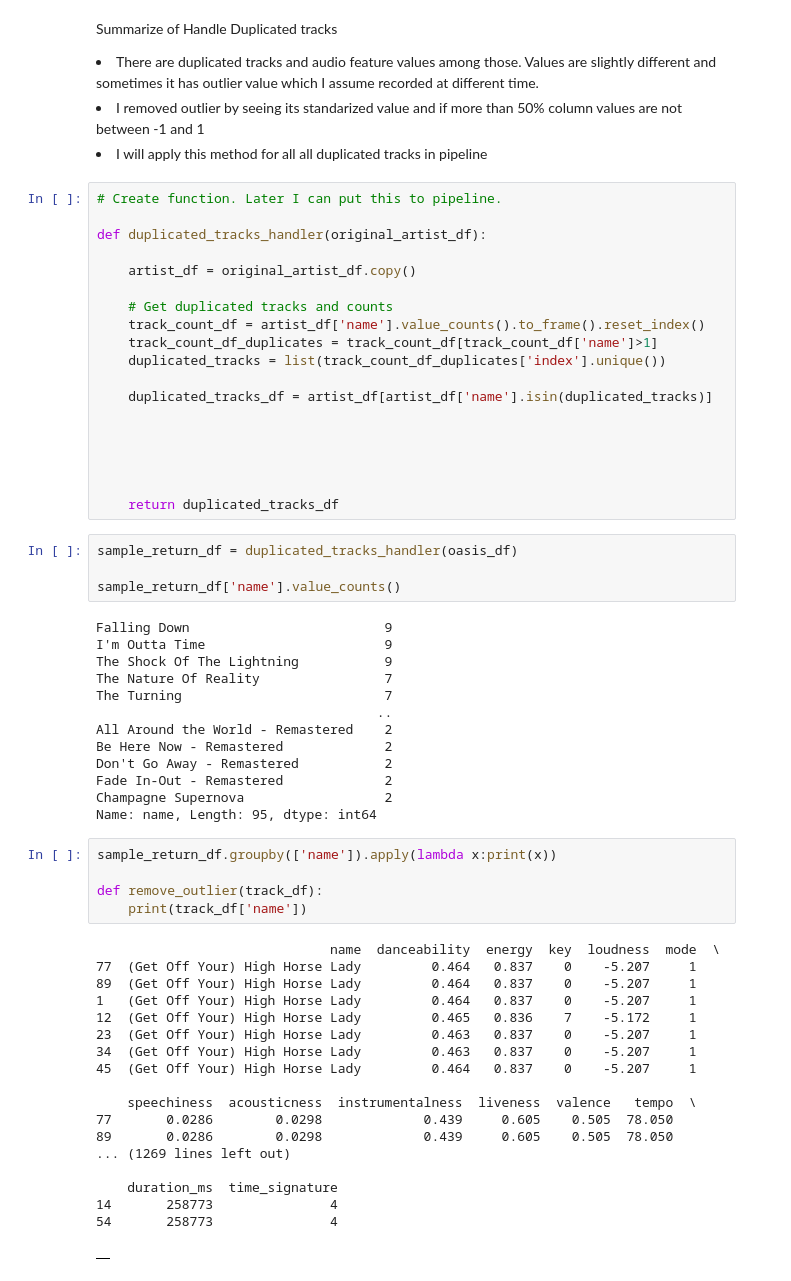
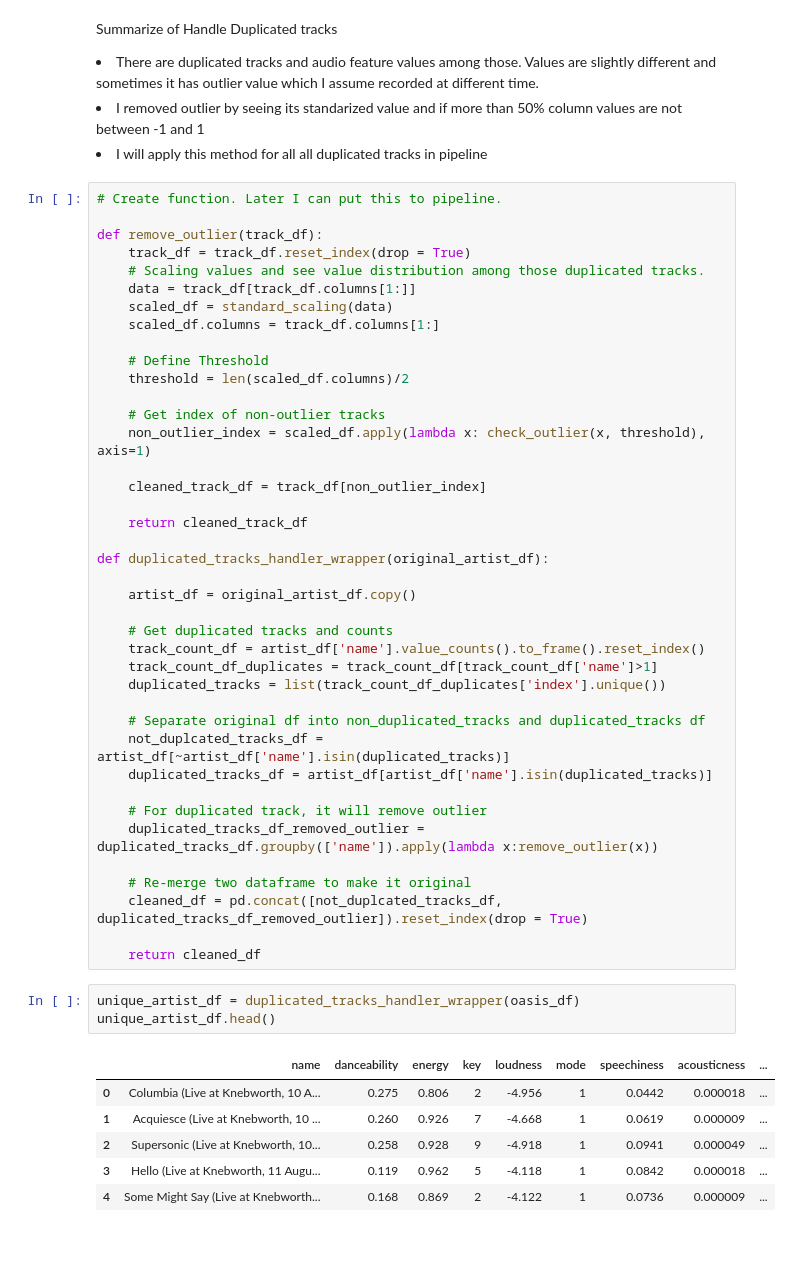
Before and after one commit to ShunOyama/Spotify_API, a Jupyter notebook: src/notebook/spotify_Oasis_EDA.ipynb, the cells around one changed output. Cells and saved outputs as stored; diff of their text form; blank space fills up the shorter version.

Commit message:
create temp function to remove duplicated tracks

```diff
--- a/src/notebook/spotify_Oasis_EDA.ipynb
+++ b/src/notebook/spotify_Oasis_EDA.ipynb
@@ -240,7 +239,24 @@ Summarize of Handle Duplicated tracks<br>
 # %%
 # Create function. Later I can put this to pipeline.
 
-def duplicated_tracks_handler(original_artist_df):
+def remove_outlier(track_df):
+    track_df = track_df.reset_index(drop = True)
+    # Scaling values and see value distribution among those duplicated tracks.
+    data = track_df[track_df.columns[1:]]
+    scaled_df = standard_scaling(data)
+    scaled_df.columns = track_df.columns[1:]
+
+    # Define Threshold
+    threshold = len(scaled_df.columns)/2
+
+    # Get index of non-outlier tracks
+    non_outlier_index = scaled_df.apply(lambda x: check_outlier(x, threshold), axis=1)
+
+    cleaned_track_df = track_df[non_outlier_index]
+
+    return cleaned_track_df
+
+def duplicated_tracks_handler_wrapper(original_artist_df):
 
     artist_df = original_artist_df.copy()
 
@@ -249,51 +265,24 @@ def duplicated_tracks_handler(original_artist_df):
     track_count_df_duplicates = track_count_df[track_count_df['name']>1]
     duplicated_tracks = list(track_count_df_duplicates['index'].unique())
 
+    # Separate original df into non_duplicated_tracks and duplicated_tracks df
+    not_duplcated_tracks_df = artist_df[~artist_df['name'].isin(duplicated_tracks)]
     duplicated_tracks_df = artist_df[artist_df['name'].isin(duplicated_tracks)]
 
+    # For duplicated track, it will remove outlier
+    duplicated_tracks_df_removed_outlier = duplicated_tracks_df.groupby(['name']).apply(lambda x:remove_outlier(x))
 
+    # Re-merge two dataframe to make it original
+    cleaned_df = pd.concat([not_duplcated_tracks_df, duplicated_tracks_df_removed_outlier]).reset_index(drop = True)
 
-
-
-    return duplicated_tracks_df
+    return cleaned_df
-# %%
-sample_return_df = duplicated_tracks_handler(oasis_df)
-
-sample_return_df['name'].value_counts()
-# %% [output]
-Falling Down                         9
-I'm Outta Time                       9
-The Shock Of The Lightning           9
-The Nature Of Reality                7
-The Turning                          7
-                                    ..
-All Around the World - Remastered    2
-Be Here Now - Remastered             2
-Don't Go Away - Remastered           2
-Fade In-Out - Remastered             2
-Champagne Supernova                  2
-Name: name, Length: 95, dtype: int64
 # %%
-sample_return_df.groupby(['name']).apply(lambda x:print(x))
-
-def remove_outlier(track_df):
-    print(track_df['name'])
+unique_artist_df = duplicated_tracks_handler_wrapper(oasis_df)
+unique_artist_df.head()
 # %% [output]
-                              name  danceability  energy  key  loudness  mode  \
-77  (Get Off Your) High Horse Lady         0.464   0.837    0    -5.207     1
-89  (Get Off Your) High Horse Lady         0.464   0.837    0    -5.207     1
-1   (Get Off Your) High Horse Lady         0.464   0.837    0    -5.207     1
-12  (Get Off Your) High Horse Lady         0.465   0.836    7    -5.172     1
-23  (Get Off Your) High Horse Lady         0.463   0.837    0    -5.207     1
-34  (Get Off Your) High Horse Lady         0.463   0.837    0    -5.207     1
-45  (Get Off Your) High Horse Lady         0.464   0.837    0    -5.207     1
-
-    speechiness  acousticness  instrumentalness  liveness  valence   tempo  \
-77       0.0286        0.0298             0.439     0.605    0.505  78.050
-89       0.0286        0.0298             0.439     0.605    0.505  78.050
-... (1269 lines left out)
-
-    duration_ms  time_signature
-14       258773               4
-54       258773               4
-|  |
+|  | name | danceability | energy | key | loudness | mode | speechiness | acousticness | ... |
+| 0 | Columbia (Live at Knebworth, 10 A... | 0.275 | 0.806 | 2 | -4.956 | 1 | 0.0442 | 0.000018 | ... |
+| 1 | Acquiesce (Live at Knebworth, 10 ... | 0.260 | 0.926 | 7 | -4.668 | 1 | 0.0619 | 0.000009 | ... |
+| 2 | Supersonic (Live at Knebworth, 10... | 0.258 | 0.928 | 9 | -4.918 | 1 | 0.0941 | 0.000049 | ... |
+| 3 | Hello (Live at Knebworth, 11 Augu... | 0.119 | 0.962 | 5 | -4.118 | 1 | 0.0842 | 0.000018 | ... |
+| 4 | Some Might Say (Live at Knebworth... | 0.168 | 0.869 | 2 | -4.122 | 1 | 0.0736 | 0.000009 | ... |
```
Also changed, not shown: parts of 1 cell of this notebook.
